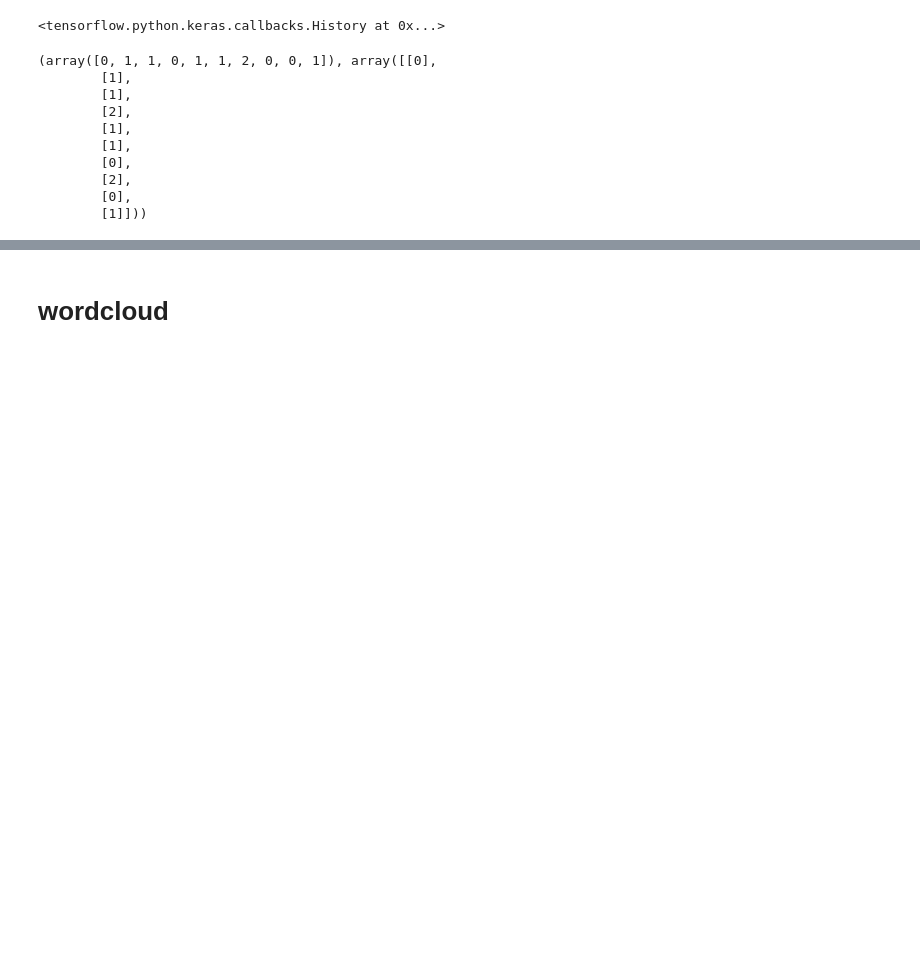
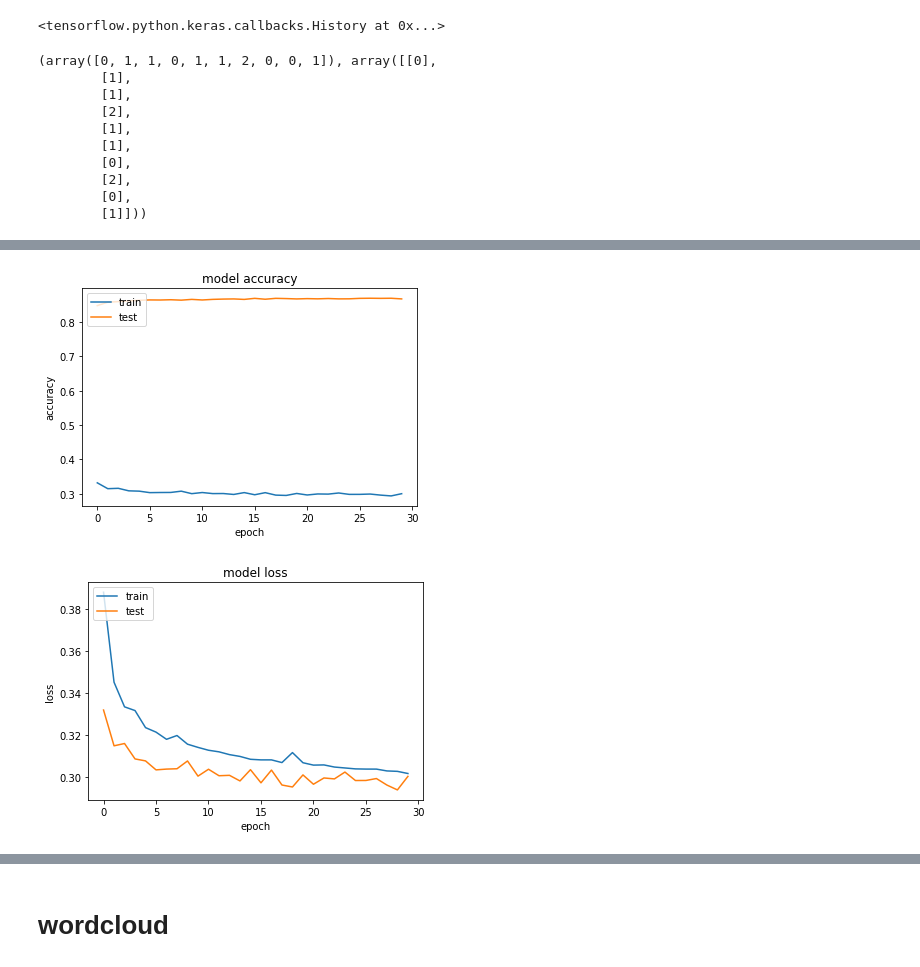
Before and after one commit to max-cyril/sentiment_analysis, a Jupyter notebook: Untitled9(3).ipynb, the cells around one changed output, grey strips where cells are left out. Drawn from its saved outputs; the diff is of its cells as text; code cells hidden in the pictures; blank space fills up the shorter version.

```diff
--- a/Untitled9(3).ipynb
+++ b/Untitled9(3).ipynb
@@ -522,0 +507,13 @@ tf.math.confusion_matrix(ytest [25400:25410],model_lstm.predict(xtest[25400:2541
+# %%
+print("Creating sequential model")
+model_lstm2 = Sequential()
+model_lstm2.add(embedding_layer)
+model_lstm2.add(SpatialDropout1D(.5))
+model_lstm2.add(LSTM(units = 512, return_sequences = True, dropout = 0.5, recurrent_dropout = 0.5))
+model_lstm2.add(LSTM(units = 512, dropout = 0.25, recurrent_dropout = 0.25))
+model_lstm2.add(Dense(3, activation = 'softmax'))
+model_lstm2.summary()
+model_lstm2.compile(optimizer='adam',
+              loss='sparse_categorical_crossentropy',
+              metrics=['sparse_categorical_accuracy'])
+history=model_lstm2.fit(x_train, y_train, batch_size = 100,validation_data=(x_test, y_test), epochs = 30, verbose = 1)
@@ -523,19 +540,22 @@ tf.math.confusion_matrix(ytest [25400:25410],model_lstm.predict(xtest[25400:2541
 # %%
 # list all data in history
-print(model_lstm.keys())
+#print(model_lstm.history())
 # summarize history for accuracy
-plt.plot(history.history['accuracy'])
-plt.plot(history.history['val_accuracy'])
+plt.plot(history.history['val_loss'])
+plt.plot(history.history['val_sparse_categorical_accuracy'])
 plt.title('model accuracy')
 plt.ylabel('accuracy')
 plt.xlabel('epoch')
 plt.legend(['train', 'test'], loc='upper left')
 plt.show()
 # summarize history for loss
 plt.plot(history.history['loss'])
 plt.plot(history.history['val_loss'])
 plt.title('model loss')
 plt.ylabel('loss')
 plt.xlabel('epoch')
 plt.legend(['train', 'test'], loc='upper left')
 plt.show()
+# %% [output]
+[figure, added]
+[figure, added]
```
Also changed, not shown: parts of 17 cells of this notebook.
